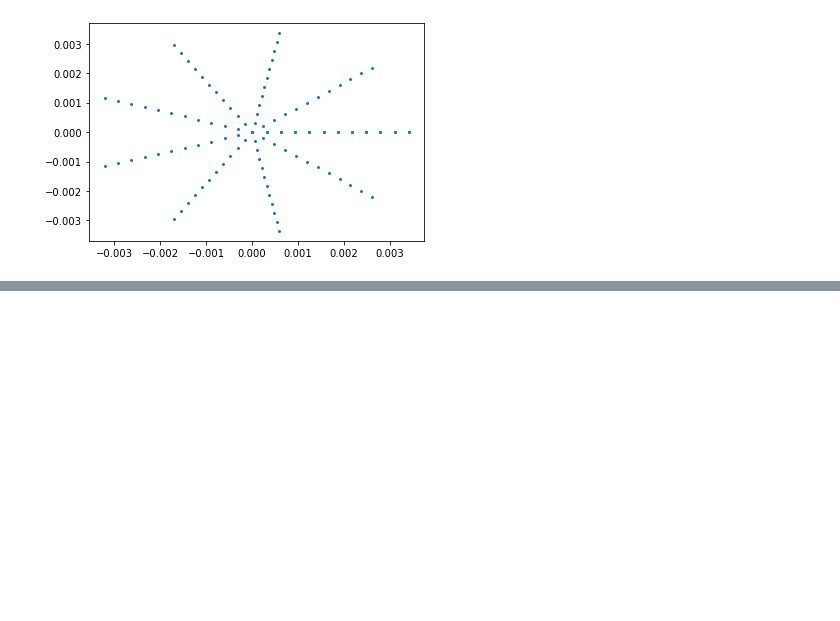
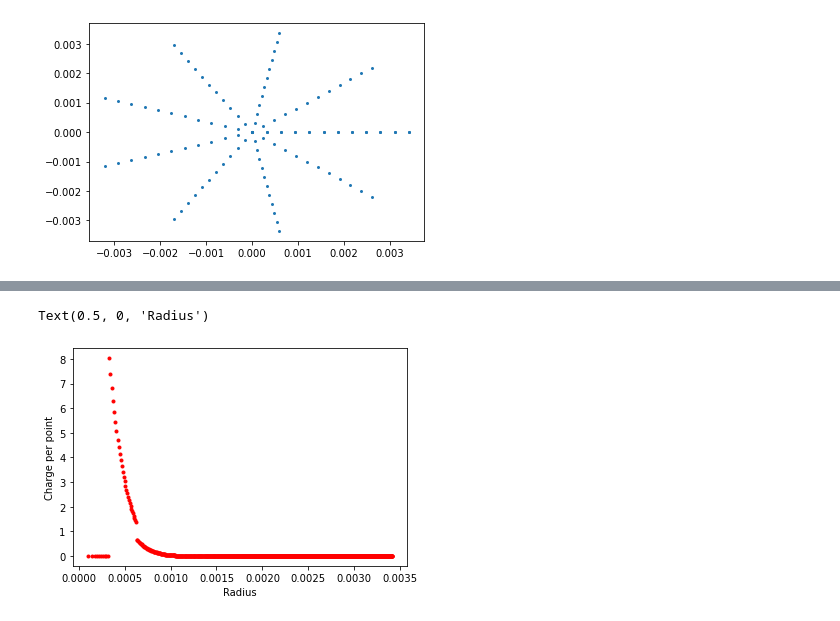
Before and after one commit to AriAtari/ChargeSeparation, a Jupyter notebook: Changing_radii.ipynb, the cells around one changed output, grey strips where cells are left out. Cells and saved outputs as stored; diff of their text form; code cells hidden in the pictures; blank space fills up the shorter version.

```diff
--- a/Changing_radii.ipynb
+++ b/Changing_radii.ipynb
@@ -253,0 +268,7 @@ ChangeA.fillna(e)
+# %%
+plt.plot(ChangeA.loc[:,"Radius (m)"],ChangeA.loc[:,"Charge per Point"],".r")
+plt.ylabel("Charge per point")
+plt.xlabel("Radius")
+# %% [output]
+Text(0.5, 0, 'Radius')
+[figure, added]
```
Also changed, not shown: parts of 10 cells of this notebook.
